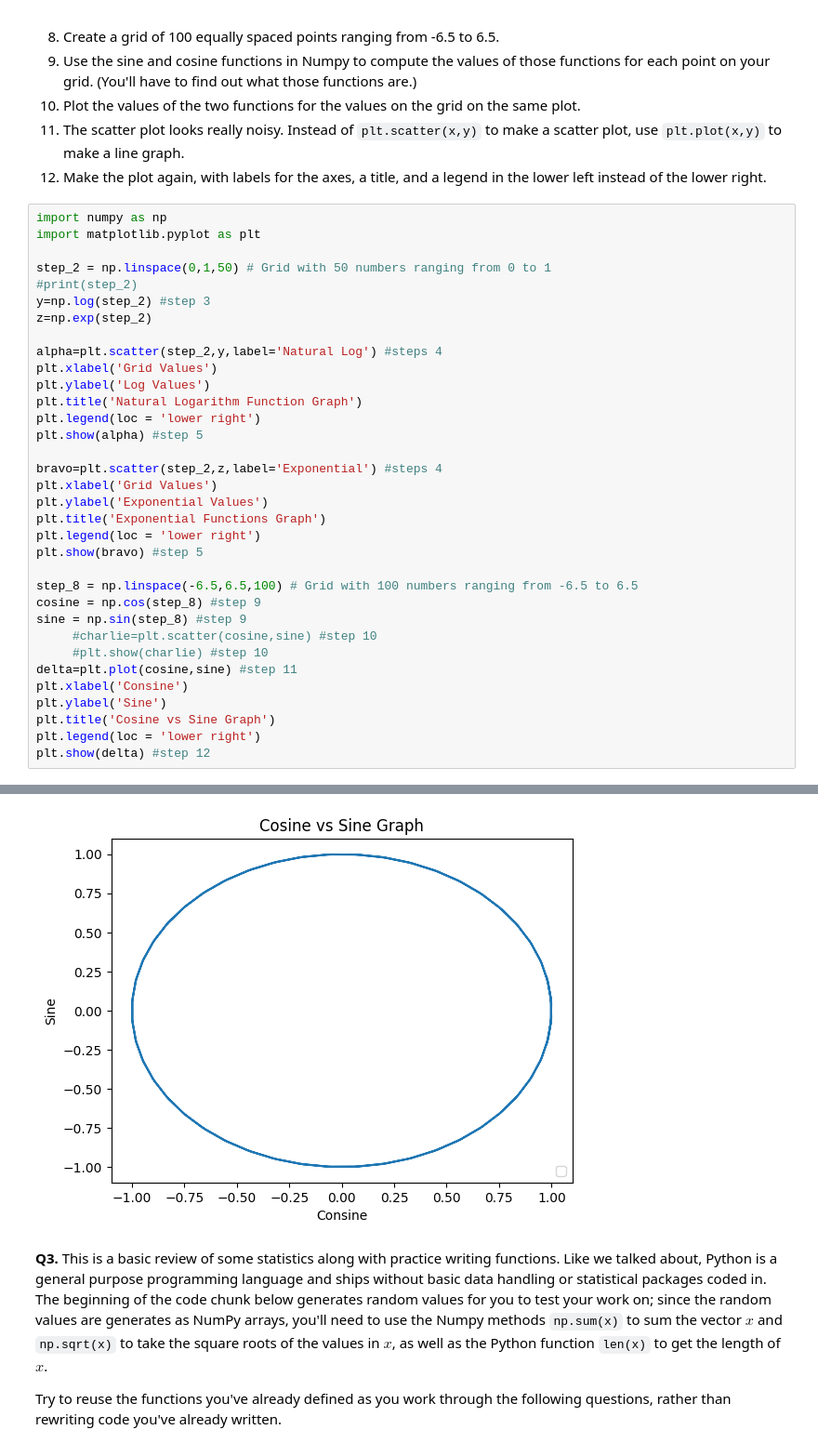
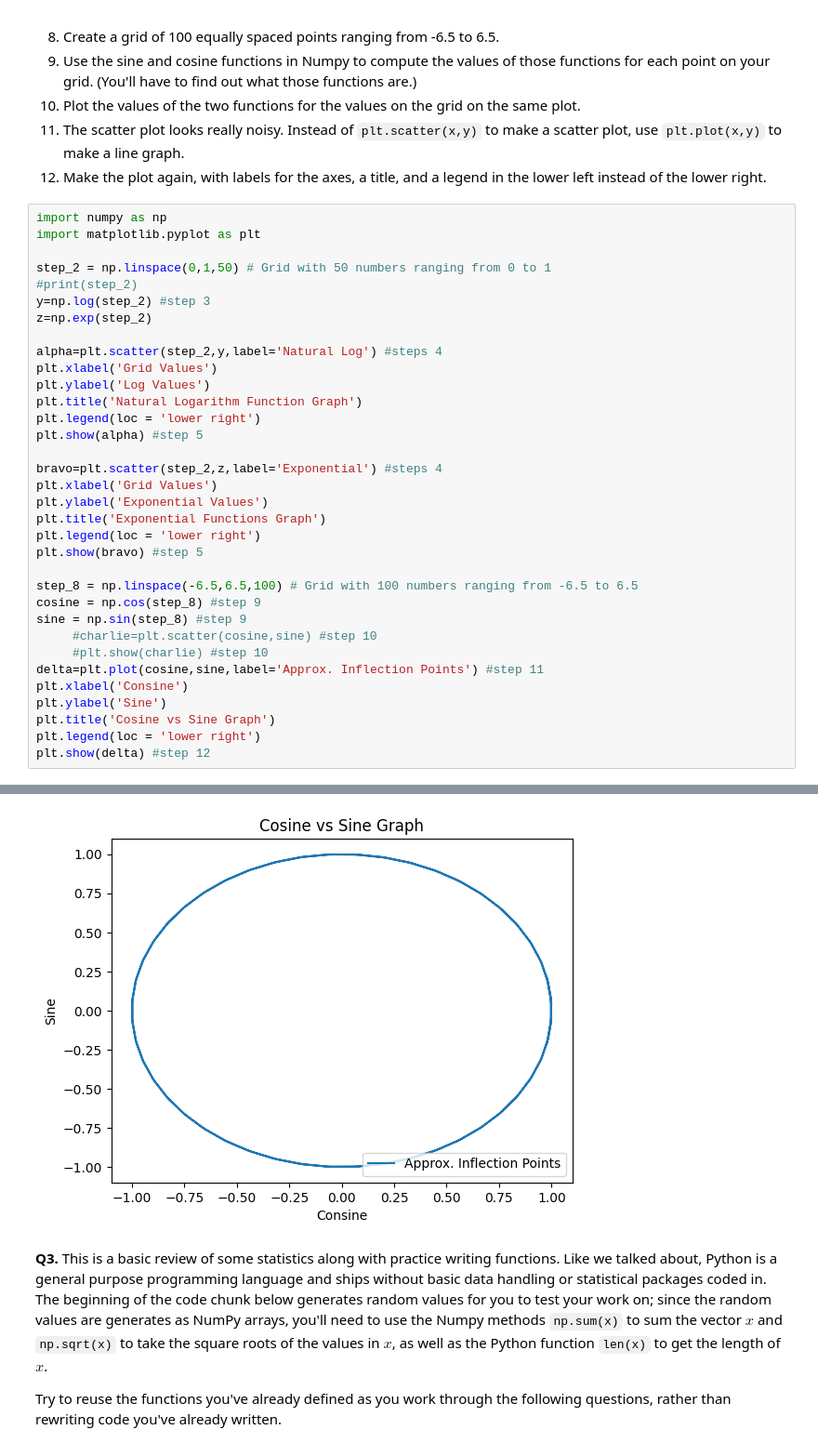
Before and after one commit to das3jk/programming, a Jupyter notebook: assignment_programming.ipynb, the cells around one changed output, grey strips where cells are left out. Shown at 93% size. Saved outputs shown, nothing was run; the diff lists cells and outputs as text.

```diff
--- a/assignment_programming.ipynb
+++ b/assignment_programming.ipynb
@@ -62,7 +62,7 @@ cosine = np.cos(step_8) #step 9
 sine = np.sin(step_8) #step 9
      #charlie=plt.scatter(cosine,sine) #step 10
      #plt.show(charlie) #step 10
-delta=plt.plot(cosine,sine) #step 11
+delta=plt.plot(cosine,sine,label='Approx. Inflection Points') #step 11
 plt.xlabel('Consine')
 plt.ylabel('Sine')
 plt.title('Cosine vs Sine Graph')
@@ -75,4 +74,4 @@ WARNING:matplotlib.legend:No artists with labels found to put in legend.  Note t
-[figure, old version]
+[figure, new version]
 # %% [markdown]
 **Q3.** This is a basic review of some statistics along with practice writing functions. Like we talked about, Python is a general purpose programming language and ships without basic data handling or statistical packages coded in. The beginning of the code chunk below generates random values for you to test your work on; since the random values are generates as NumPy arrays, you'll need to use the Numpy methods `np.sum(x)` to sum the vector $x$ and `np.sqrt(x)` to take the square roots of the values in $x$, as well as the Python function `len(x)` to get the length of $x$.
 
```
Also changed, not shown: parts of 1 cell of this notebook.
